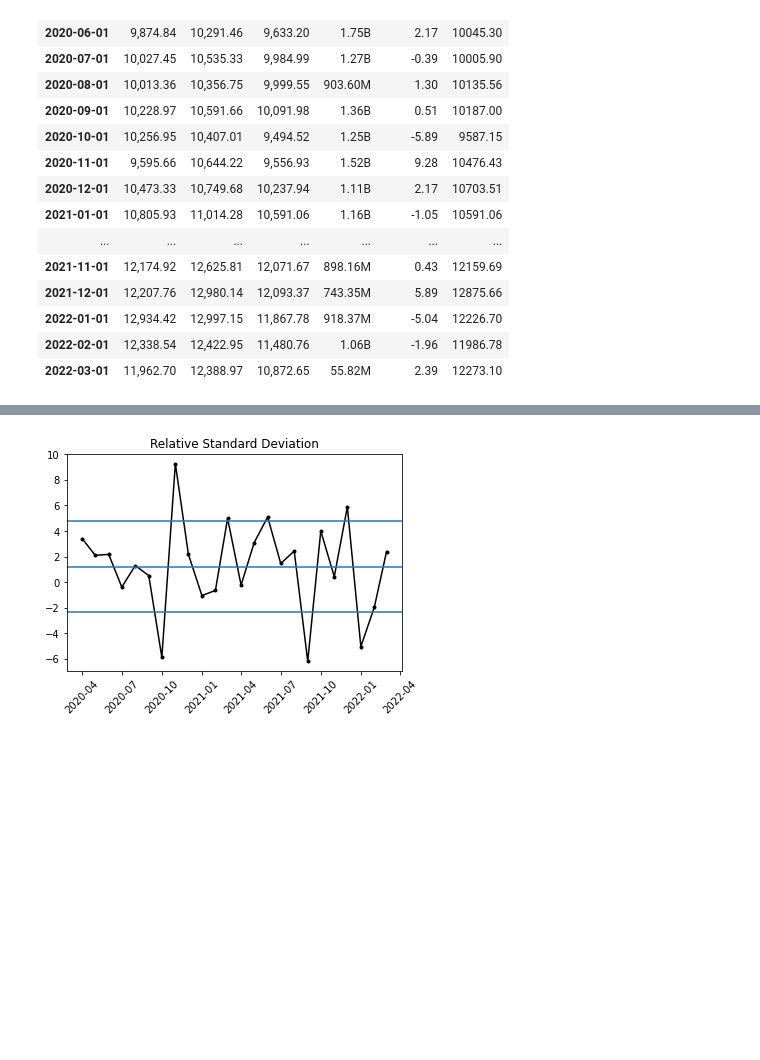
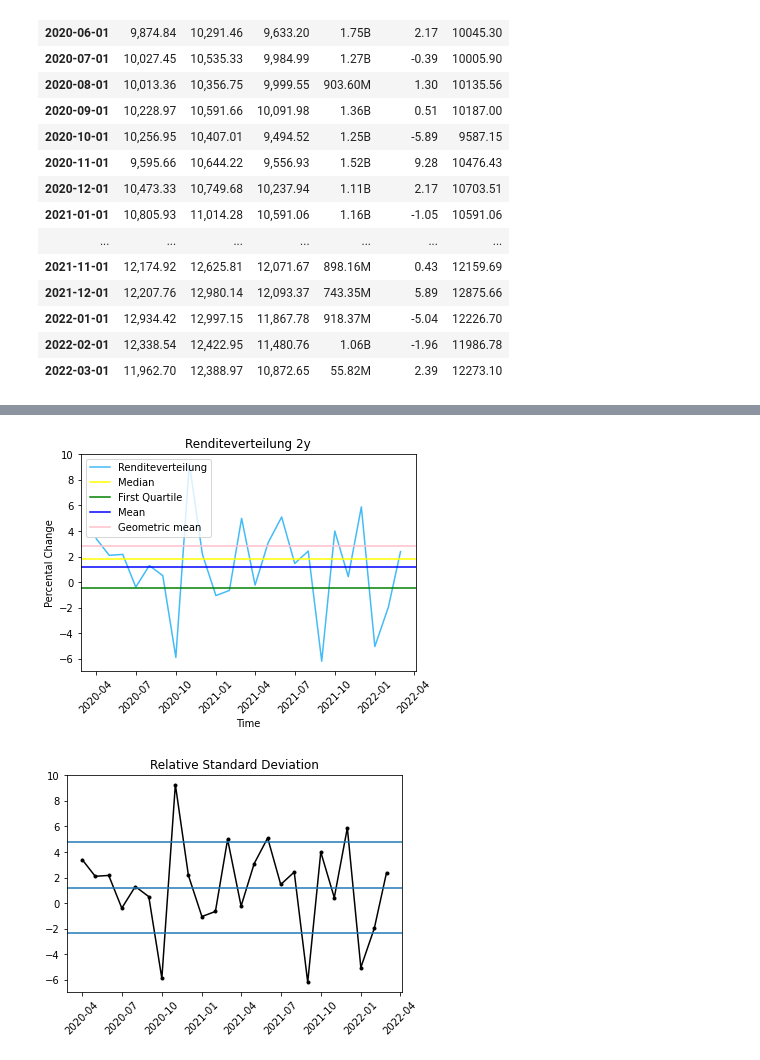
Before and after one commit to TobiasFatzer/STAT_Abgabe, a Jupyter notebook: STAT_MEAN.ipynb, the cells around one changed output, grey strips where cells are left out. Saved outputs shown, nothing was run; the diff lists cells and outputs as text; code cells hidden in the pictures; blank space fills up the shorter version.

```diff
--- a/STAT_MEAN.ipynb
+++ b/STAT_MEAN.ipynb
@@ -81,4 +91,20 @@ Geometrisches Mittel (ex post)   2.85 %
 [figure]
+# %%
+plt.plot(dataframe['Renditeverteilung'], color='#42bbf7', label='Renditeverteilung')
+plt.title('Renditeverteilung 2y')
+plt.xlabel('Time')
+plt.xticks(rotation=45)
+plt.ylabel('Percental Change')
+
+plt.axhline(y=dataframe['Renditeverteilung'].median(), color='yellow', label='Median')
+plt.axhline(y=dataframe['Renditeverteilung'].describe()['25%'], color='green', label='First Quartile')
+plt.axhline(y=round(dataframe['diskrete Rendite'].mean(), 2), color='blue', label='Mean')
+plt.axhline(y=round(geomid, 2), color='pink', label='Geometric mean')
+
+plt.legend()
+plt.show()
+# %% [output]
+[figure, added]
 # %%
 #Creates DataFrame which is further used for mean Plot generation
 df = pd.DataFrame(index=['2022-03-22'])
```
Also changed, not shown: parts of 7 cells of this notebook, 13 other files.
